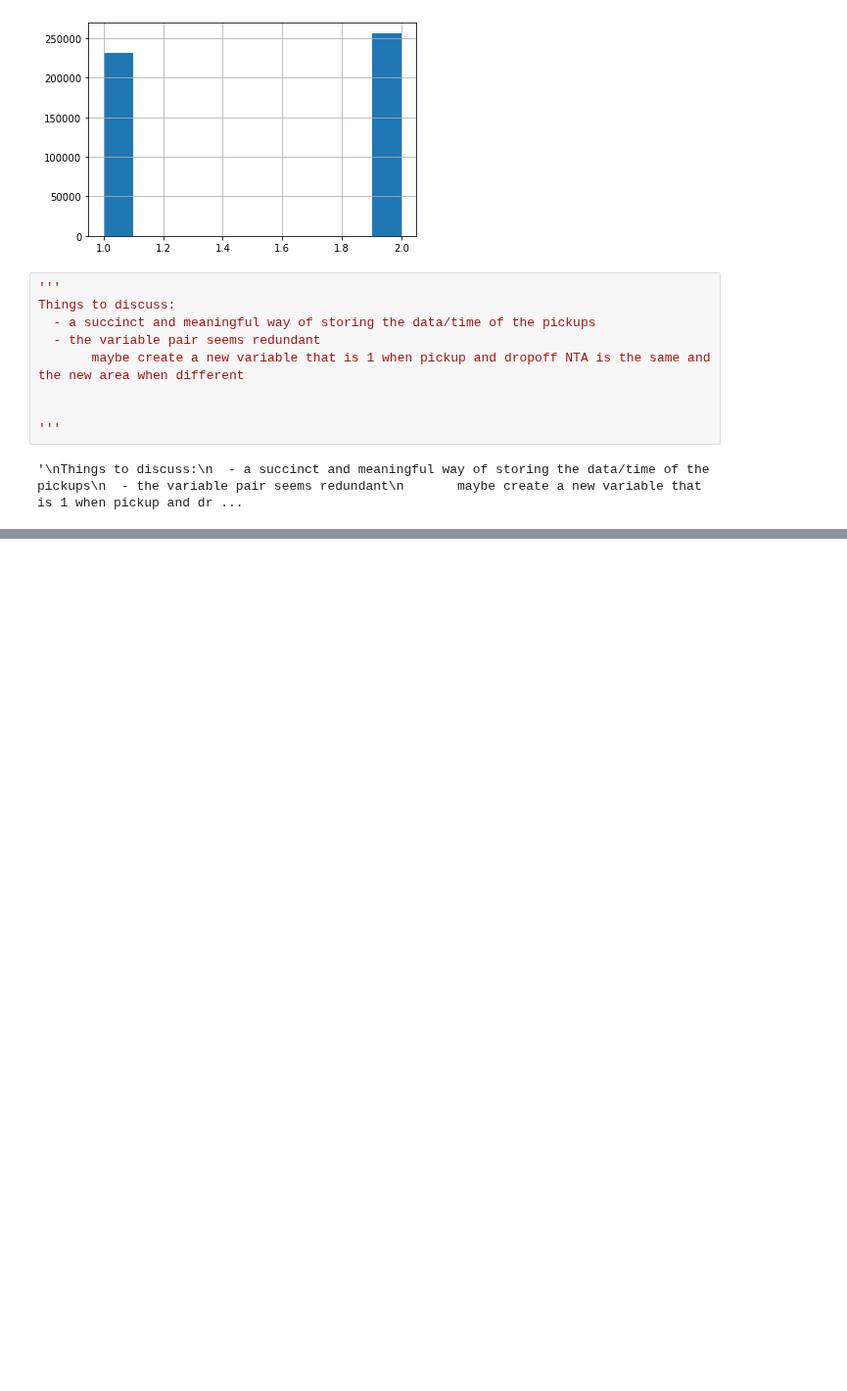
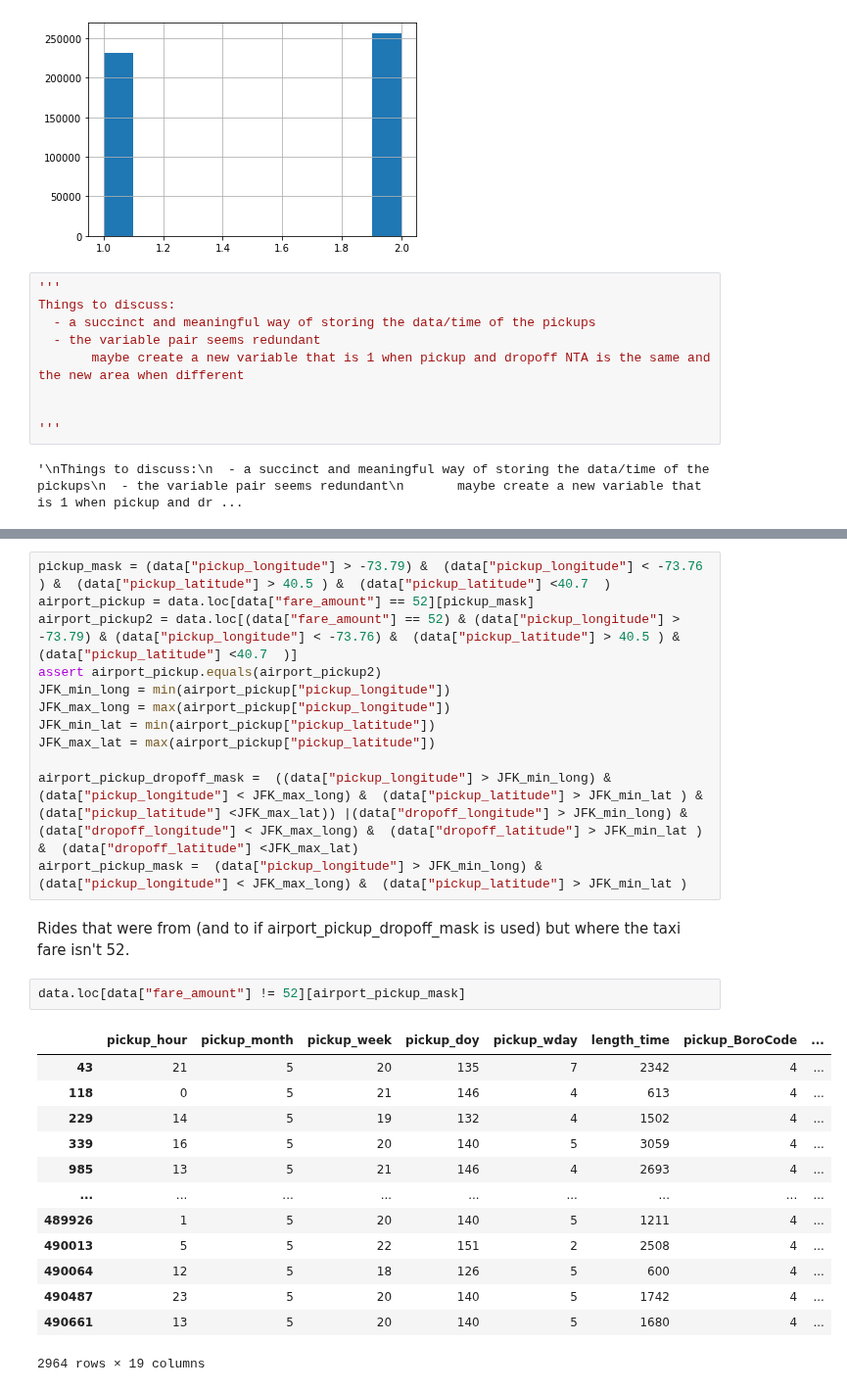
Before and after one commit to MichalKrzyzanski2002/Foundations-Data-Science-Project, a Jupyter notebook: Cleaning.ipynb, the cells around one changed output, grey strips where cells are left out. Shown at 98% size. Cells and saved outputs as stored; diff of their text form; blank space fills up the shorter version.

Commit message:
TaxiFare to the airport constraint

```diff
--- a/Cleaning.ipynb
+++ b/Cleaning.ipynb
@@ -347,0 +388,30 @@ Things to discuss:
+# %%
+pickup_mask = (data["pickup_longitude"] > -73.79) &  (data["pickup_longitude"] < -73.76 ) &  (data["pickup_latitude"] > 40.5 ) &  (data["pickup_latitude"] <40.7  )
+airport_pickup = data.loc[data["fare_amount"] == 52][pickup_mask]
+airport_pickup2 = data.loc[(data["fare_amount"] == 52) & (data["pickup_longitude"] > -73.79) & (data["pickup_longitude"] < -73.76) &  (data["pickup_latitude"] > 40.5 ) &  (data["pickup_latitude"] <40.7  )]
+assert airport_pickup.equals(airport_pickup2)
+JFK_min_long = min(airport_pickup["pickup_longitude"])
+JFK_max_long = max(airport_pickup["pickup_longitude"])
+JFK_min_lat = min(airport_pickup["pickup_latitude"])
+JFK_max_lat = max(airport_pickup["pickup_latitude"])
+
+airport_pickup_dropoff_mask =  ((data["pickup_longitude"] > JFK_min_long) & (data["pickup_longitude"] < JFK_max_long) &  (data["pickup_latitude"] > JFK_min_lat ) &  (data["pickup_latitude"] <JFK_max_lat)) |(data["dropoff_longitude"] > JFK_min_long) & (data["dropoff_longitude"] < JFK_max_long) &  (data["dropoff_latitude"] > JFK_min_lat ) &  (data["dropoff_latitude"] <JFK_max_lat)
+airport_pickup_mask =  (data["pickup_longitude"] > JFK_min_long) & (data["pickup_longitude"] < JFK_max_long) &  (data["pickup_latitude"] > JFK_min_lat )
+# %% [markdown]
+Rides that were from (and to if airport_pickup_dropoff_mask is used) but where the taxi fare isn't 52.
+# %%
+data.loc[data["fare_amount"] != 52][airport_pickup_mask]
+# %% [output]
+|  | pickup_hour | pickup_month | pickup_week | pickup_doy | pickup_wday | length_time | pickup_BoroCode | ... |
+| 43 | 21 | 5 | 20 | 135 | 7 | 2342 | 4 | ... |
+| 118 | 0 | 5 | 21 | 146 | 4 | 613 | 4 | ... |
+| 229 | 14 | 5 | 19 | 132 | 4 | 1502 | 4 | ... |
+| 339 | 16 | 5 | 20 | 140 | 5 | 3059 | 4 | ... |
+| 985 | 13 | 5 | 21 | 146 | 4 | 2693 | 4 | ... |
+| ... | ... | ... | ... | ... | ... | ... | ... | ... |
+| 489926 | 1 | 5 | 20 | 140 | 5 | 1211 | 4 | ... |
+| 490013 | 5 | 5 | 22 | 151 | 2 | 2508 | 4 | ... |
+| 490064 | 12 | 5 | 18 | 126 | 5 | 600 | 4 | ... |
+| 490487 | 23 | 5 | 20 | 140 | 5 | 1742 | 4 | ... |
+| 490661 | 13 | 5 | 20 | 140 | 5 | 1680 | 4 | ... |
+2964 rows × 19 columns
```
Also changed, not shown: parts of 5 cells of this notebook.
